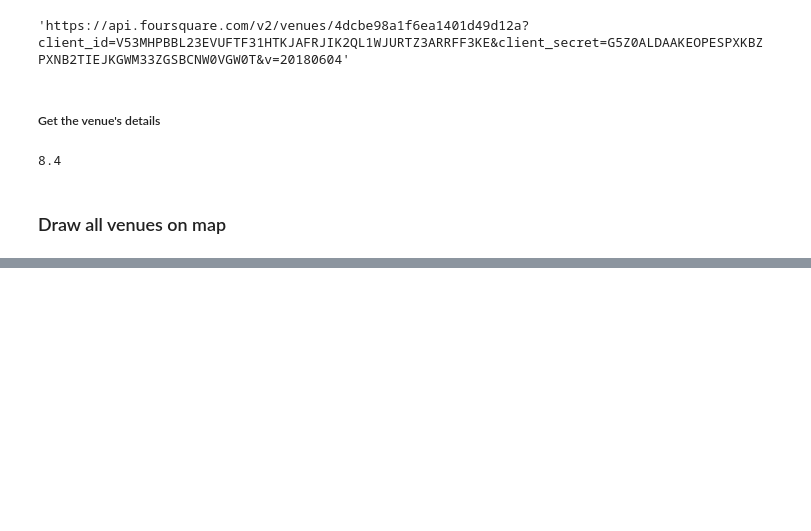
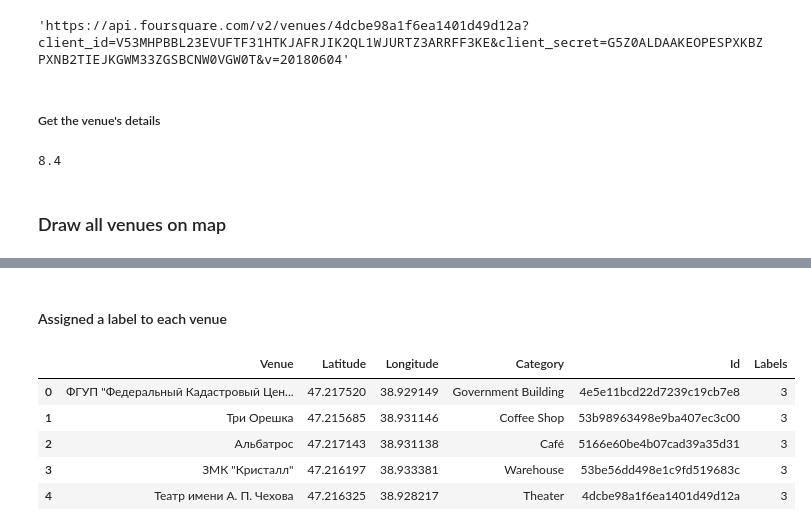
Before and after one commit to Pol75/Coursera_Capstone, a Jupyter notebook: capstone_draft.ipynb, the cells around one changed output, grey strips where cells are left out. Saved outputs shown, nothing was run; the diff lists cells and outputs as text; code cells hidden in the pictures; blank space fills up the shorter version.

```diff
--- a/capstone_draft.ipynb
+++ b/capstone_draft.ipynb
@@ -339,0 +331,12 @@ print(labels)
+# %% [markdown]
+#### Assigned a label to each venue
+# %%
+venues['Labels'] = labels
+venues.head()
+# %% [output]
+|  | Venue | Latitude | Longitude | Category | Id | Labels |
+| 0 | ФГУП "Федеральный Кадастровый Цен... | 47.217520 | 38.929149 | Government Building | 4e5e11bcd22d7239c19cb7e8 | 3 |
+| 1 | Три Орешка | 47.215685 | 38.931146 | Coffee Shop | 53b98963498e9ba407ec3c00 | 3 |
+| 2 | Альбатрос | 47.217143 | 38.931138 | Café | 5166e60be4b07cad39a35d31 | 3 |
+| 3 | ЗМК "Кристалл" | 47.216197 | 38.933381 | Warehouse | 53be56dd498e1c9fd519683c | 3 |
+| 4 | Театр имени А. П. Чехова | 47.216325 | 38.928217 | Theater | 4dcbe98a1f6ea1401d49d12a | 3 |
```
Also changed, not shown: parts of 13 cells of this notebook.
